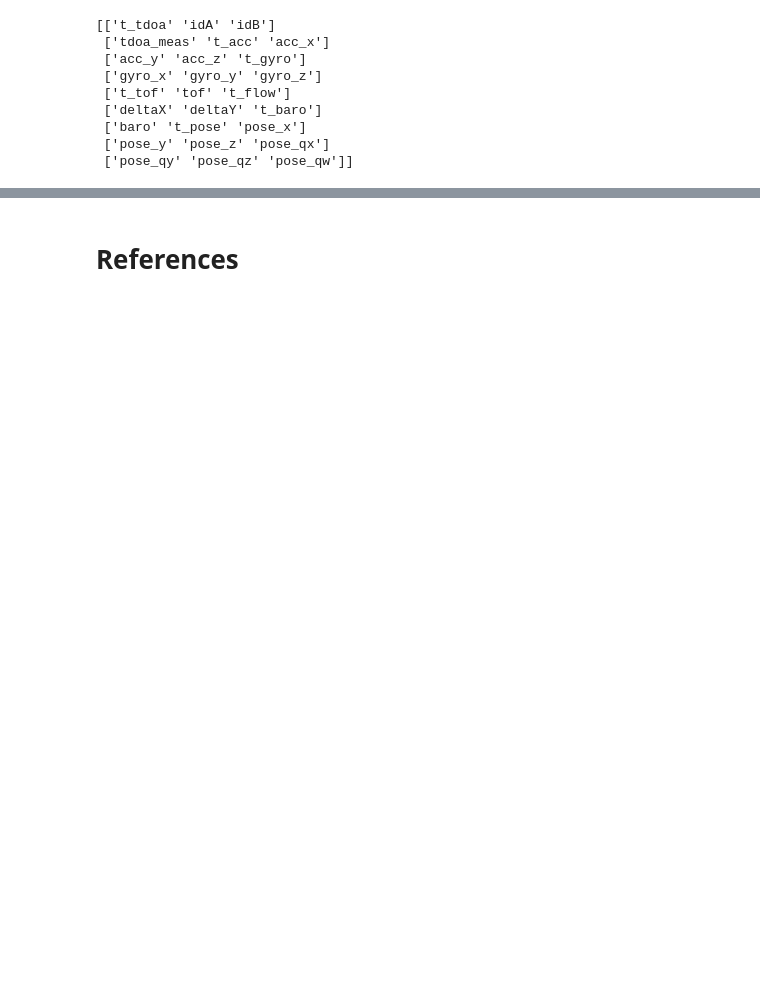
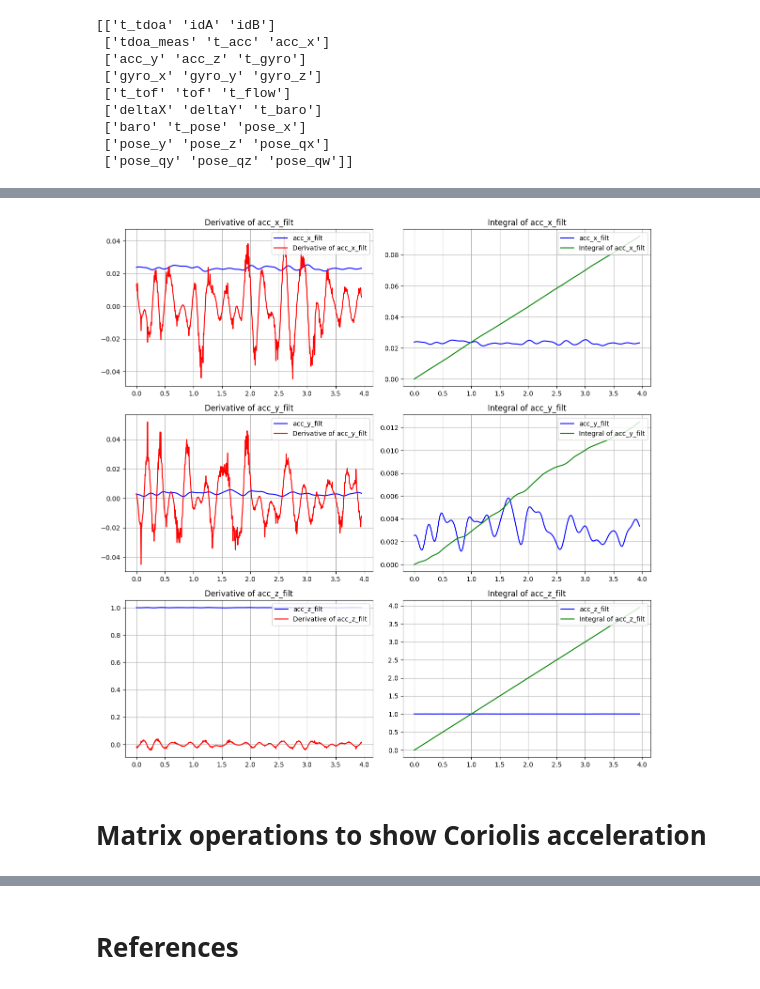
Before and after one commit to BREIMER606/Programaci-n-Cient-fica, a Jupyter notebook: Laboratorio_1/Lab1_Pct.ipynb, the cells around one changed output, grey strips where cells are left out. Cells and saved outputs as stored; diff of their text form; code cells hidden in the pictures; blank space fills up the shorter version.

```diff
--- a/Laboratorio_1/Lab1_Pct.ipynb
+++ b/Laboratorio_1/Lab1_Pct.ipynb
@@ -167,0 +272,33 @@ plt.show()
+# %%
+axes = ['acc_x_filt', 'acc_y_filt', 'acc_z_filt']
+num_analyzer = NumericalAnalyzer(processor)
+
+# Figure
+fig, axs = plt.subplots(len(axes), 2, figsize=(12, 4*len(axes)))
+
+for i, axis in enumerate(axes):
+    time = processor.df['t_pose'].values[:800]
+    data = processor.df[axis].values[:800]
+
+    # Derivative
+    t_der, derivative = num_analyzer.compute_derivative(axis)
+    axs[i,0].plot(time[:800], data, label=axis, color='blue')
+    axs[i,0].plot(t_der[:800], derivative[:800], label=f"Derivative of {axis}", color='red')
+    axs[i,0].set_title(f"Derivative of {axis}")
+    axs[i,0].legend(loc="upper right")
+    axs[i,0].grid()
+
+    # Integral
+    t_int, integral = num_analyzer.compute_integral(axis)
+    axs[i,1].plot(time[:800], data, label=axis, color='blue')
+    axs[i,1].plot(t_int[:800], integral[:800], label=f"Integral of {axis}", color='green')
+    axs[i,1].set_title(f"Integral of {axis}")
+    axs[i,1].legend(loc="upper right")
+    axs[i,1].grid()
+
+plt.tight_layout()
+plt.show()
+# %% [output]
+[figure, added]
+# %% [markdown]
+# Matrix operations to show Coriolis acceleration
```
Also changed, not shown: parts of 18 cells of this notebook.
